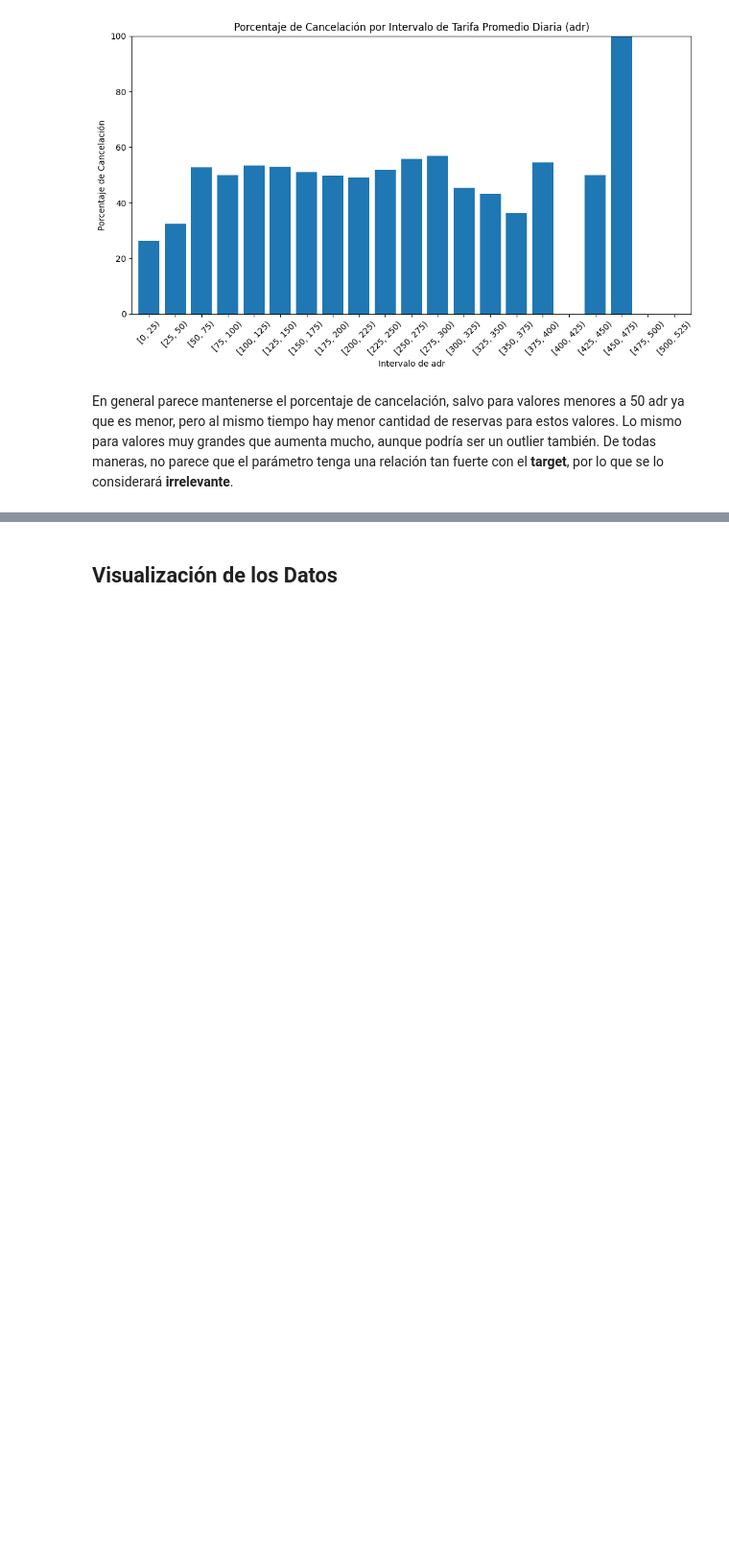
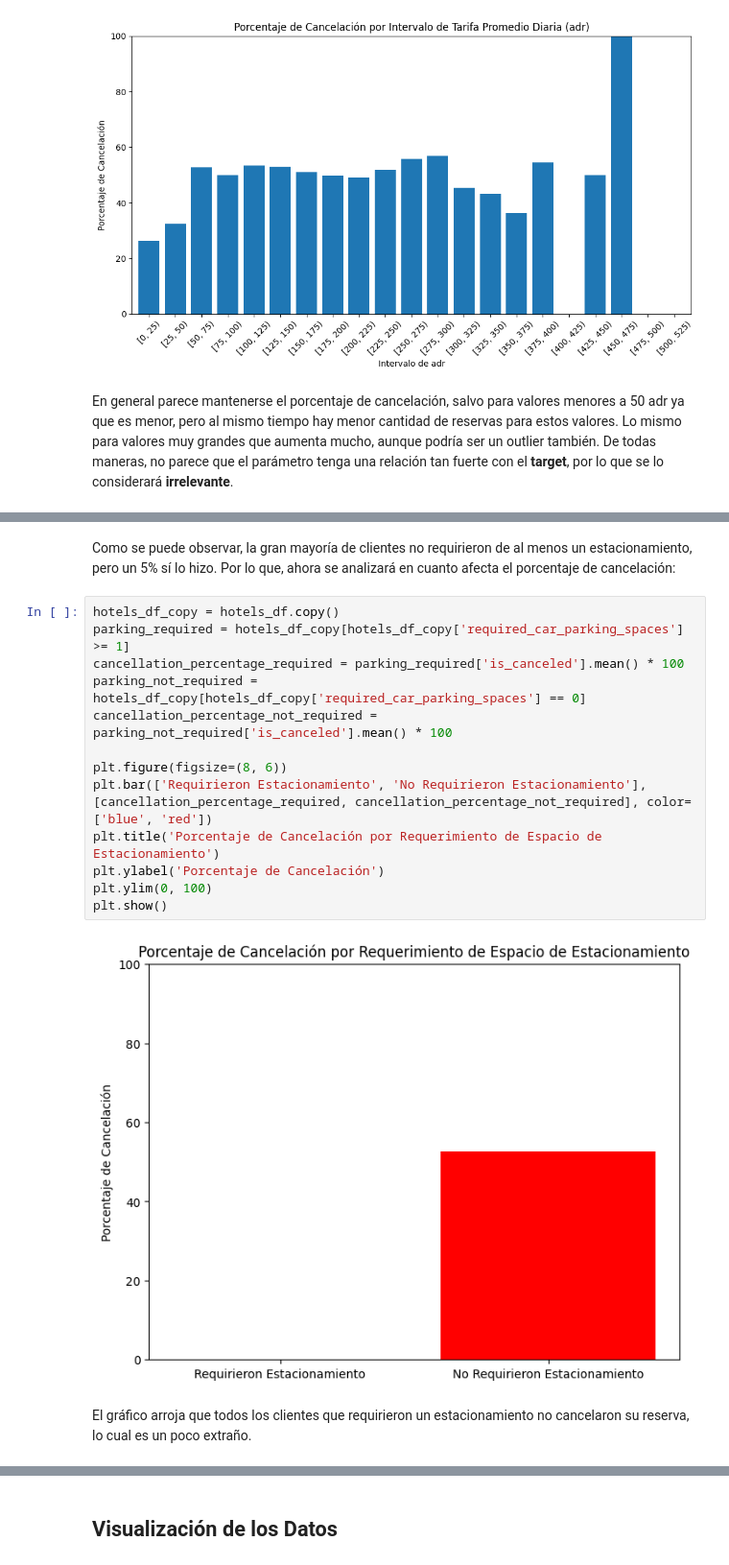
Before and after one commit to InspectorDave/OrgaDeDatos-TPs, a Jupyter notebook: 7506R_TP1_GRUPO11_CHP1_ENTREGA.ipynb, the cells around one changed output, grey strips where cells are left out. Shown at 96% size. Cells and saved outputs as stored; diff of their text form; blank space fills up the shorter version.

```diff
--- a/7506R_TP1_GRUPO11_CHP1_ENTREGA.ipynb
+++ b/7506R_TP1_GRUPO11_CHP1_ENTREGA.ipynb
@@ -1650,0 +1667,19 @@ En general parece mantenerse el porcentaje de cancelación, salvo para valores m
+# %% [markdown]
+Como se puede observar, la gran mayoría de clientes no requirieron de al menos un estacionamiento, pero un 5% sí lo hizo. Por lo que, ahora se analizará en cuanto afecta el porcentaje de cancelación:
+# %%
+hotels_df_copy = hotels_df.copy()
+parking_required = hotels_df_copy[hotels_df_copy['required_car_parking_spaces'] >= 1]
+cancellation_percentage_required = parking_required['is_canceled'].mean() * 100
+parking_not_required = hotels_df_copy[hotels_df_copy['required_car_parking_spaces'] == 0]
+cancellation_percentage_not_required = parking_not_required['is_canceled'].mean() * 100
+
+plt.figure(figsize=(8, 6))
+plt.bar(['Requirieron Estacionamiento', 'No Requirieron Estacionamiento'], [cancellation_percentage_required, cancellation_percentage_not_required], color=['blue', 'red'])
+plt.title('Porcentaje de Cancelación por Requerimiento de Espacio de Estacionamiento')
+plt.ylabel('Porcentaje de Cancelación')
+plt.ylim(0, 100)
+plt.show()
+# %% [output]
+[figure, added]
+# %% [markdown]
+El gráfico arroja que todos los clientes que requirieron un estacionamiento no cancelaron su reserva, lo cual es un poco extraño.
```
Also changed, not shown: parts of 5 cells of this notebook.
